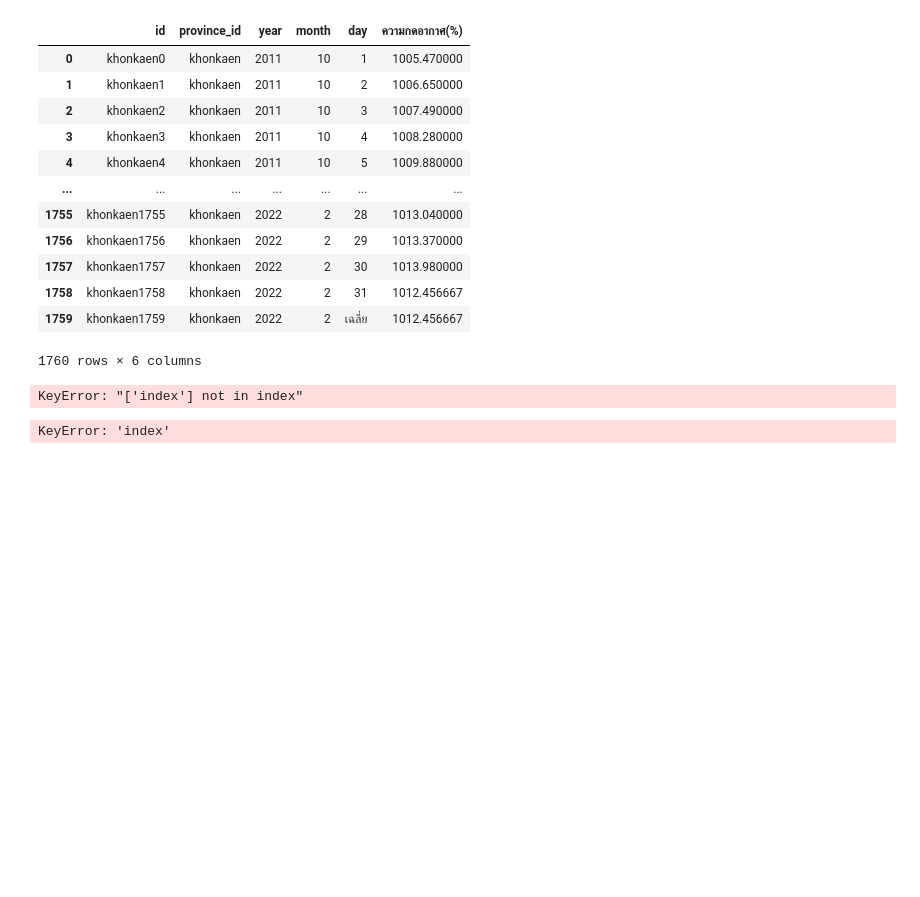
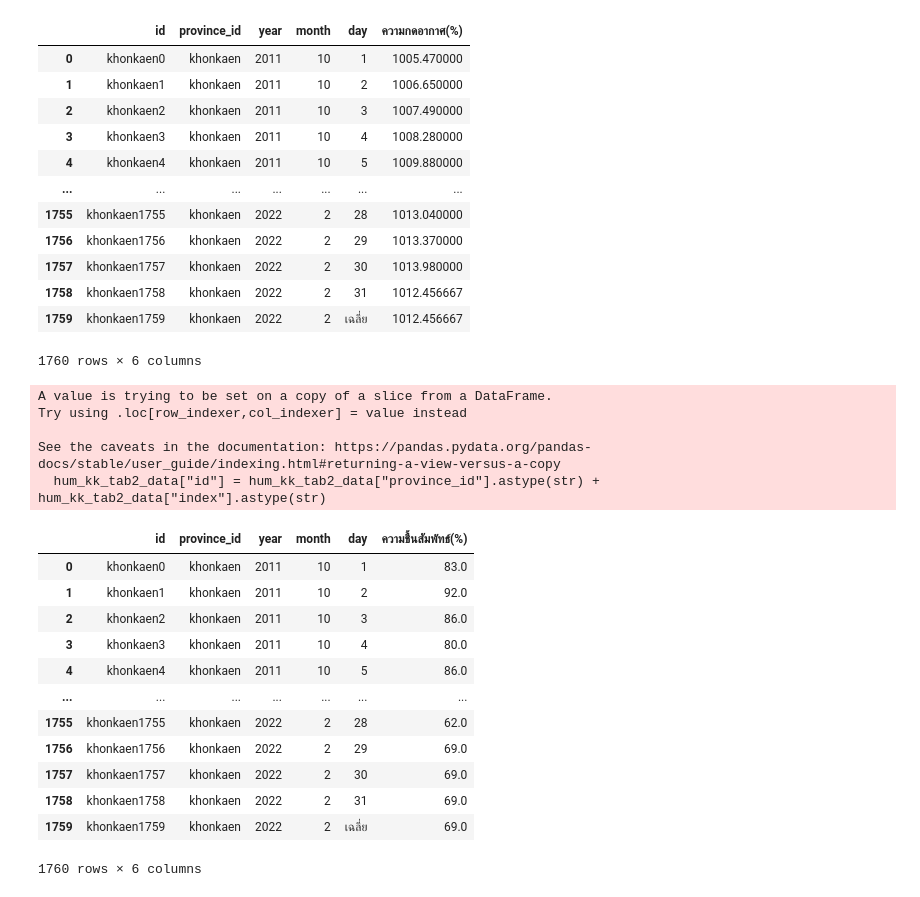
Before and after one commit to Aingon14/BSC_DPDM23, a Jupyter notebook: midterm_bscdpdm23.ipynb, the cells around one changed output. Saved outputs shown, nothing was run; the diff lists cells and outputs as text; code cells hidden in the pictures; blank space fills up the shorter version.

```diff
--- a/midterm_bscdpdm23.ipynb
+++ b/midterm_bscdpdm23.ipynb
@@ -1870,8 +1870,0 @@ press_kk_tab2 = press_kk_tab[['province_id','year','month','ความกด
-# %%
-press_kk_tab2_data = press_kk_tab[['province_id','index','year','month','ความกดอากาศ(%)']]
-# %% [output]
-KeyError: "['index'] not in index"
-# %%
-press_kk_tab2_data["id"] = press_kk_tab2_data["province_id"].astype(str) + press_kk_tab2_data["index"].astype(str)
-# %% [output]
-KeyError: 'index'
@@ -1883,0 +1871,35 @@ press_kk_tab_las
+# %%
+#ความชื้นสัมพัทธ์
+hum_kk_tab = hum_kk.set_index(['id','สถานี','เดือน/ปี']).stack().reset_index()
+hum_kk_tab.rename(columns={'level_3' : 'day'},inplace=True)
+hum_kk_tab.rename(columns={0 : 'ความชื้นสัมพัทธ์(%)'},inplace=True)
+hum_kk_tab['province_id'] = len(hum_kk_tab)*['khonkaen']
+hum_kk_tab
+hum_kk_tab['year'] = hum_kk_tab['เดือน/ปี'].dt.year
+hum_kk_tab['month'] = hum_kk_tab['เดือน/ปี'].dt.month
+hum_kk_tab = hum_kk_tab.drop(['เดือน/ปี'], axis =1)
+hum_kk_tab
+hum_kk_tab2 = hum_kk_tab[['province_id','year','month','day','ความชื้นสัมพัทธ์(%)']].reset_index()
+hum_kk_tab2_data = hum_kk_tab2[['province_id','index','year','month','day','ความชื้นสัมพัทธ์(%)']]
+hum_kk_tab2_data["id"] = hum_kk_tab2_data["province_id"].astype(str) + hum_kk_tab2_data["index"].astype(str)
+hum_kk_las = hum_kk_tab2_data[['id','province_id','year','month','day','ความชื้นสัมพัทธ์(%)']]
+hum_kk_las
+# %% [output]
+A value is trying to be set on a copy of a slice from a DataFrame.
+Try using .loc[row_indexer,col_indexer] = value instead
+
+See the caveats in the documentation: https://pandas.pydata.org/pandas-docs/stable/user_guide/indexing.html#returning-a-view-versus-a-copy
+  hum_kk_tab2_data["id"] = hum_kk_tab2_data["province_id"].astype(str) + hum_kk_tab2_data["index"].astype(str)
+|  | id | province_id | year | month | day | ความชื้นสัมพัทธ์(%) |
+| 0 | khonkaen0 | khonkaen | 2011 | 10 | 1 | 83.0 |
+| 1 | khonkaen1 | khonkaen | 2011 | 10 | 2 | 92.0 |
+| 2 | khonkaen2 | khonkaen | 2011 | 10 | 3 | 86.0 |
+| 3 | khonkaen3 | khonkaen | 2011 | 10 | 4 | 80.0 |
+| 4 | khonkaen4 | khonkaen | 2011 | 10 | 5 | 86.0 |
+| ... | ... | ... | ... | ... | ... | ... |
+| 1755 | khonkaen1755 | khonkaen | 2022 | 2 | 28 | 62.0 |
+| 1756 | khonkaen1756 | khonkaen | 2022 | 2 | 29 | 69.0 |
+| 1757 | khonkaen1757 | khonkaen | 2022 | 2 | 30 | 69.0 |
+| 1758 | khonkaen1758 | khonkaen | 2022 | 2 | 31 | 69.0 |
+| 1759 | khonkaen1759 | khonkaen | 2022 | 2 | เฉลี่ย | 69.0 |
+1760 rows × 6 columns
```
Also changed, not shown: parts of 20 cells of this notebook.
